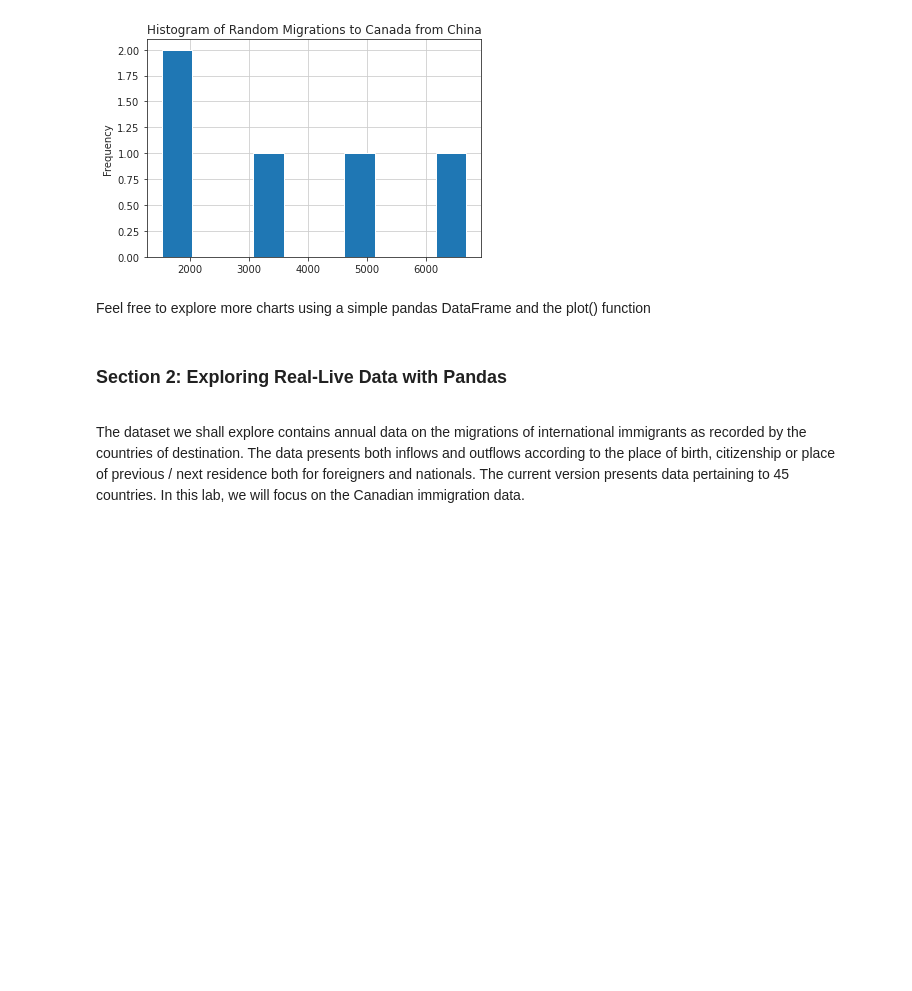
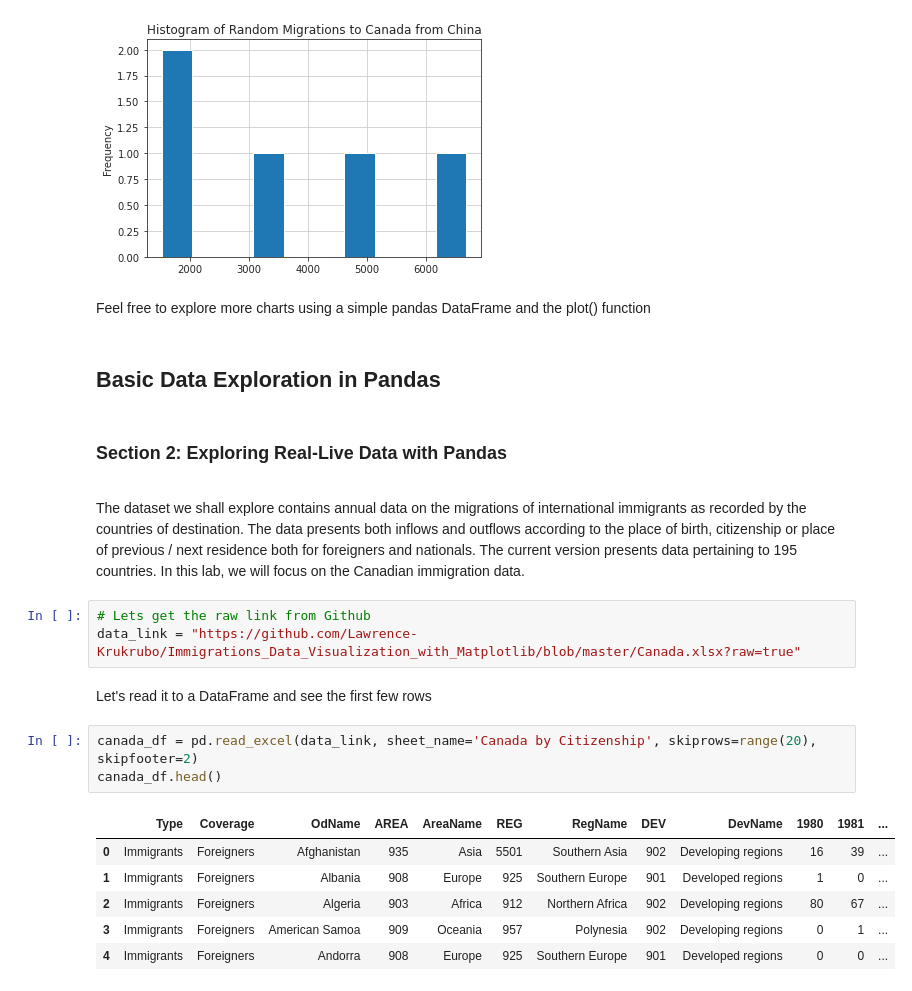
Before and after one commit to Lawrence-Krukrubo/Effective_Plotting_with_Matplotlib, a Jupyter notebook: Part_2_matplotlib_pandas.ipynb, the cells around one changed output. Saved outputs shown, nothing was run; the diff lists cells and outputs as text; blank space fills up the shorter version.

Commit message:
Updating Notebook:- Exploring Pandas

```diff
--- a/Part_2_matplotlib_pandas.ipynb
+++ b/Part_2_matplotlib_pandas.ipynb
@@ -70,8 +82,25 @@ plt.show()
 [figure]
 # %% [markdown]
 Feel free to explore more charts using a simple pandas DataFrame and the plot() function
+# %% [markdown]
+<h2><b>Basic Data Exploration in Pandas</b></h2>
 # %% [markdown]
 <b><h3>Section 2: Exploring Real-Live Data with Pandas</h3></b>
 # %% [markdown]
-The dataset we shall explore contains annual data on the migrations of international immigrants as recorded by the countries of destination. The data presents both inflows and outflows according to the place of birth, citizenship or place of previous / next residence both for foreigners and nationals. The current version presents data pertaining to 45 countries.
+The dataset we shall explore contains annual data on the migrations of international immigrants as recorded by the countries of destination. The data presents both inflows and outflows according to the place of birth, citizenship or place of previous / next residence both for foreigners and nationals. The current version presents data pertaining to 195 countries.
 In this lab, we will focus on the Canadian immigration data.
+# %%
+# Lets get the raw link from Github
+data_link = "https://github.com/Lawrence-Krukrubo/Immigrations_Data_Visualization_with_Matplotlib/blob/master/Canada.xlsx?raw=true"
+# %% [markdown]
+Let's read it to a DataFrame and see the first few rows
+# %%
+canada_df = pd.read_excel(data_link, sheet_name='Canada by Citizenship', skiprows=range(20), skipfooter=2)
+canada_df.head()
+# %% [output]
+|  | Type | Coverage | OdName | AREA | AreaName | REG | RegName | DEV | DevName | 1980 | 1981 | ... |
+| 0 | Immigrants | Foreigners | Afghanistan | 935 | Asia | 5501 | Southern Asia | 902 | Developing regions | 16 | 39 | ... |
+| 1 | Immigrants | Foreigners | Albania | 908 | Europe | 925 | Southern Europe | 901 | Developed regions | 1 | 0 | ... |
+| 2 | Immigrants | Foreigners | Algeria | 903 | Africa | 912 | Northern Africa | 902 | Developing regions | 80 | 67 | ... |
+| 3 | Immigrants | Foreigners | American Samoa | 909 | Oceania | 957 | Polynesia | 902 | Developing regions | 0 | 1 | ... |
+| 4 | Immigrants | Foreigners | Andorra | 908 | Europe | 925 | Southern Europe | 901 | Developed regions | 0 | 0 | ... |
```
Also changed, not shown: parts of 39 cells of this notebook.
